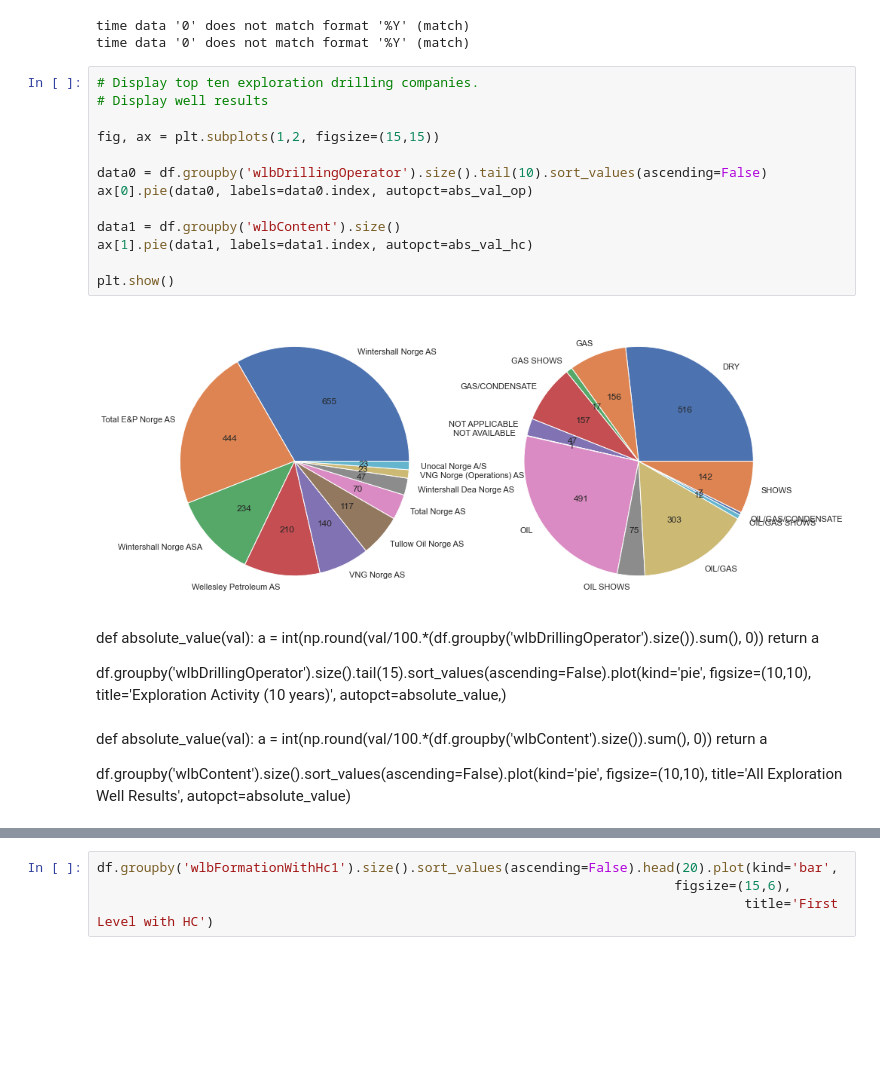
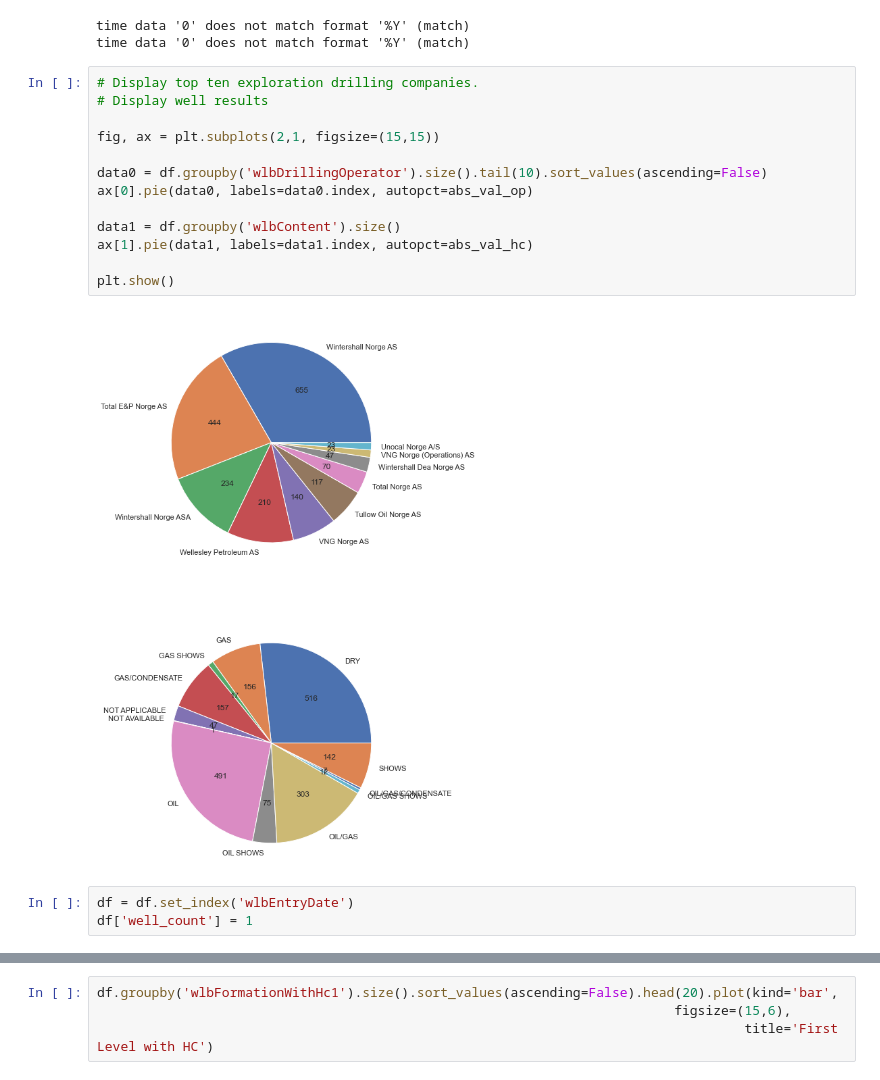
Before and after one commit to ABDunbar/NPD-Visualisation, a Jupyter notebook: npd_links.ipynb, the cells around one changed output, grey strips where cells are left out. Cells and saved outputs as stored; diff of their text form; blank space fills up the shorter version.

```diff
--- a/npd_links.ipynb
+++ b/npd_links.ipynb
@@ -155,33 +119,18 @@ time data '0' does not match format '%Y' (match)
 # %%
 # Display top ten exploration drilling companies.
 # Display well results
 
-fig, ax = plt.subplots(1,2, figsize=(15,15))
+fig, ax = plt.subplots(2,1, figsize=(15,15))
 
 data0 = df.groupby('wlbDrillingOperator').size().tail(10).sort_values(ascending=False)
 ax[0].pie(data0, labels=data0.index, autopct=abs_val_op)
 
 data1 = df.groupby('wlbContent').size()
 ax[1].pie(data1, labels=data1.index, autopct=abs_val_hc)
 
 plt.show()
 # %% [output]
-[figure, old version]
+[figure, new version]
-# %% [markdown]
-def absolute_value(val):
-    a  = int(np.round(val/100.*(df.groupby('wlbDrillingOperator').size()).sum(), 0))
-    return a
-
-df.groupby('wlbDrillingOperator').size().tail(15).sort_values(ascending=False).plot(kind='pie',
-                                                                          figsize=(10,10),
-                                                                                   title='Exploration Activity (10 years)',
-                                                                                   autopct=absolute_value,)
-# %% [markdown]
-def absolute_value(val):
-    a  = int(np.round(val/100.*(df.groupby('wlbContent').size()).sum(), 0))
-    return a
-
-df.groupby('wlbContent').size().sort_values(ascending=False).plot(kind='pie',
-                                                                  figsize=(10,10),
-                                                                  title='All Exploration Well Results',
-                                                                 autopct=absolute_value)
+# %%
+df = df.set_index('wlbEntryDate')
+df['well_count'] = 1
```
Also changed, not shown: parts of 10 cells of this notebook.
